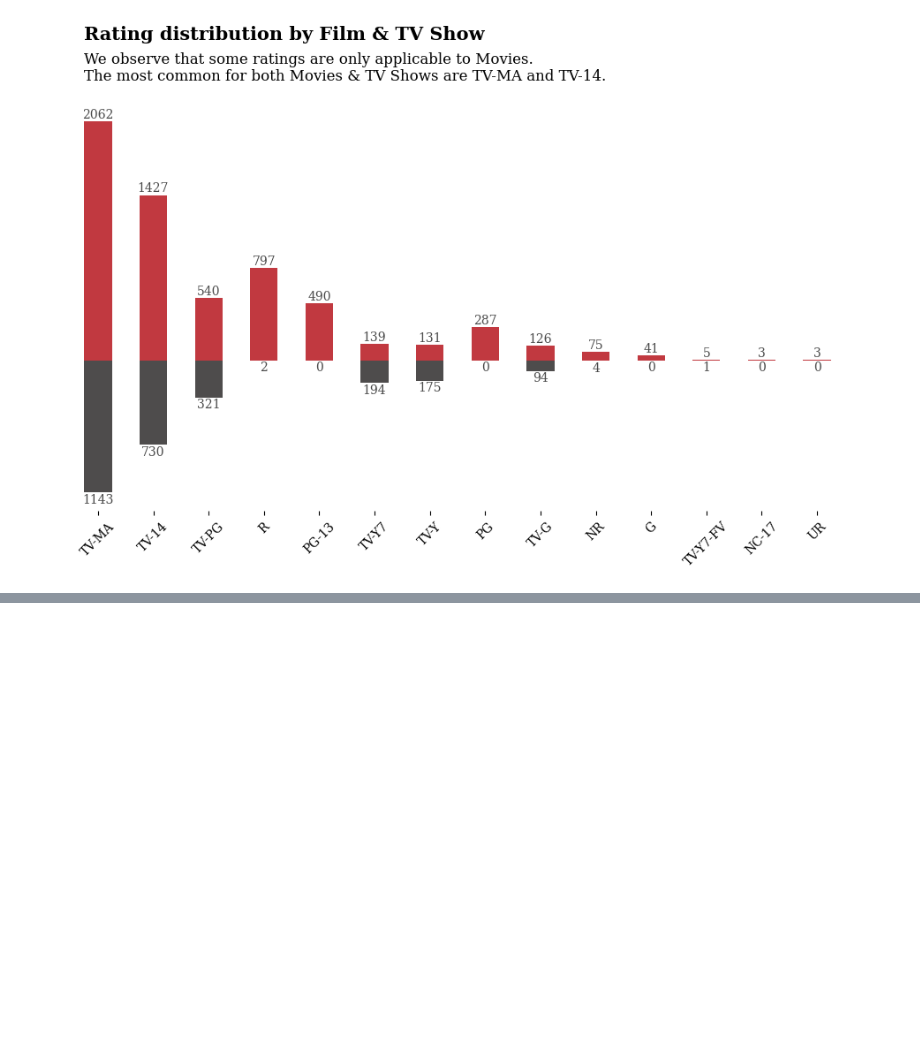
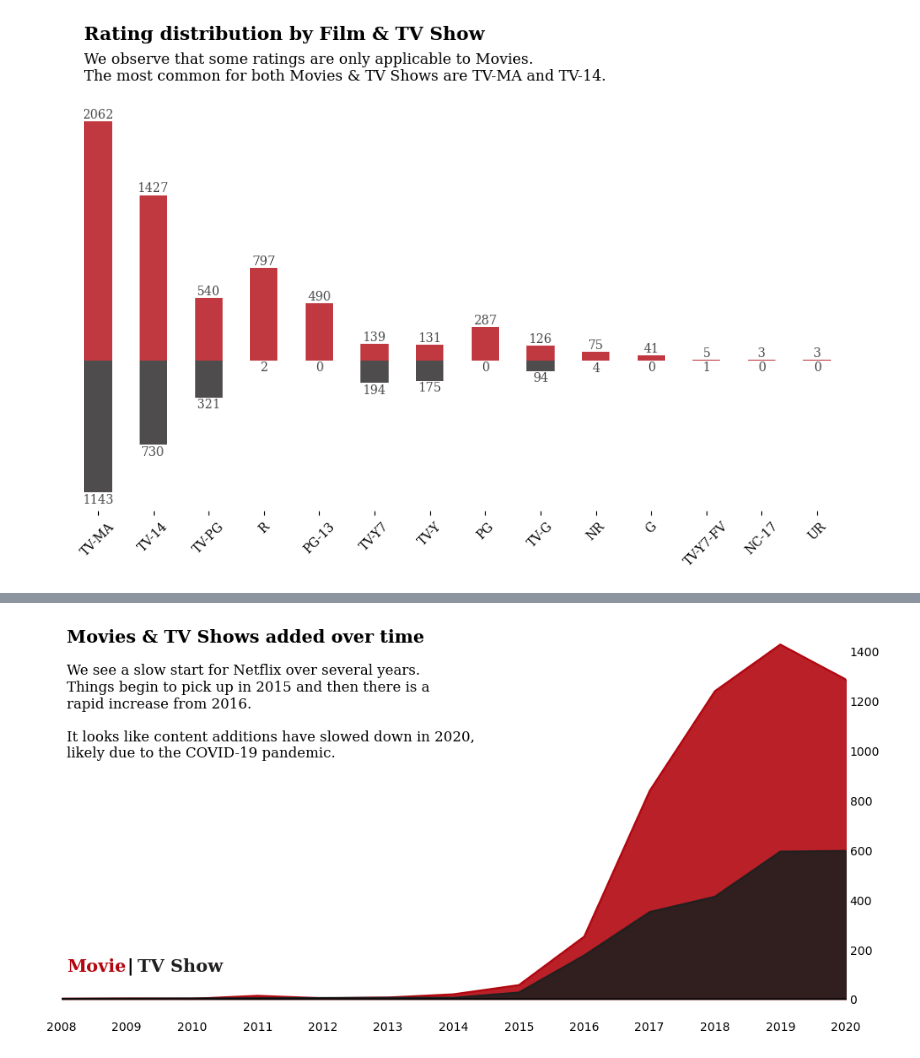
Before and after one commit to 07ductoan12/visualization, a Jupyter notebook: netflix/netflix.ipynb, the cells around one changed output, grey strips where cells are left out. Cells and saved outputs as stored; diff of their text form; code cells hidden in the pictures; blank space fills up the shorter version.

Commit message:
update visualize netflix dataset

```diff
--- a/netflix/netflix.ipynb
+++ b/netflix/netflix.ipynb
@@ -694,0 +683,72 @@ plt.show()
+# %%
+fig, ax = plt.subplots(1, 1, figsize=(12, 6))
+color = ["#b20710", "#221f1f"]
+
+for i, mtv in enumerate(df["type"].value_counts().sort_index().index):
+    mtv_rel = df[df["type"] == mtv]["year_added"].value_counts().sort_index()
+    ax.plot(mtv_rel.index, mtv_rel, color=color[i], label=mtv)
+    ax.fill_between(mtv_rel.index, 0, mtv_rel, color=color[i], alpha=0.9)
+
+ax.yaxis.tick_right()
+ax.tick_params(axis="both", which="both", length=0)
+ax.axhline(y=0, color="black", linewidth=1.3, alpha=0.7)
+ax.set_xlim(2008, 2020)
+plt.xticks(np.arange(2008, 2021, 1))
+
+fig.text(
+    0.13,
+    0.85,
+    "Movies & TV Shows added over time",
+    fontsize=15,
+    fontweight="bold",
+    fontfamily="serif",
+)
+fig.text(
+    0.13,
+    0.59,
+    """We see a slow start for Netflix over several years.
+Things begin to pick up in 2015 and then there is a
+rapid increase from 2016.
+
+It looks like content additions have slowed down in 2020,
+likely due to the COVID-19 pandemic.
+""",
+    fontsize=12,
+    fontweight="light",
+    fontfamily="serif",
+)
+
+fig.text(
+    0.13,
+    0.2,
+    "Movie",
+    fontweight="bold",
+    fontfamily="serif",
+    fontsize=15,
+    color="#b20710",
+)
+fig.text(
+    0.19,
+    0.2,
+    "|",
+    fontweight="bold",
+    fontfamily="serif",
+    fontsize=15,
+    color="black",
+)
+fig.text(
+    0.2,
+    0.2,
+    "TV Show",
+    fontweight="bold",
+    fontfamily="serif",
+    fontsize=15,
+    color="#221f1f",
+)
+
+for spine in ["top", "bottom", "left", "right"]:
+    ax.spines[spine].set_visible(False)
+
+plt.show()
+# %% [output]
+[figure, added]
```
Also changed, not shown: parts of 19 cells of this notebook.
